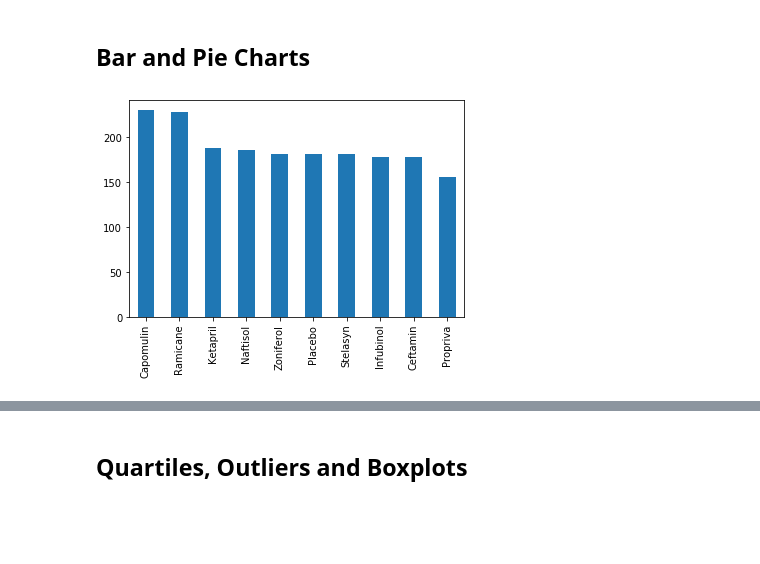
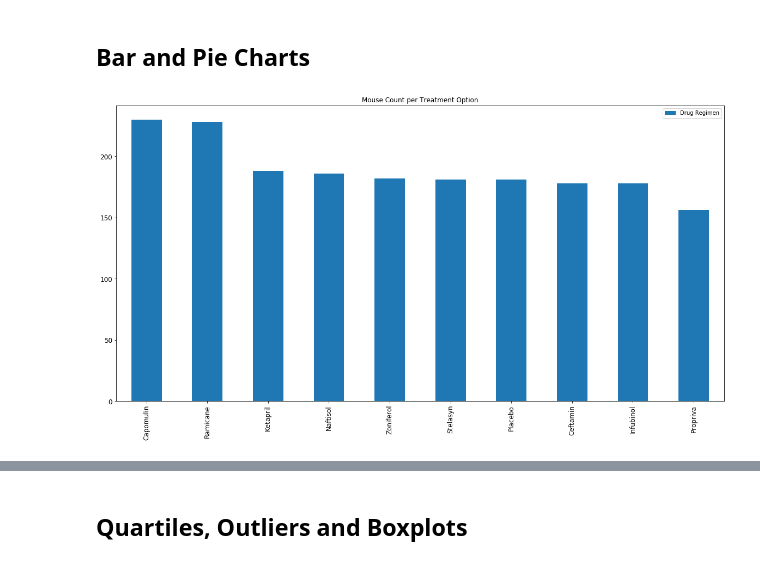
Before and after one commit to kvereda/Matplotlib-challenge, a Jupyter notebook: pymaceuticals_starter.ipynb, the cells around one changed output, grey strips where cells are left out. Drawn from its saved outputs; the diff is of its cells as text; code cells hidden in the pictures; blank space fills up the shorter version.

Commit message:
add plot matplotlib

```diff
--- a/pymaceuticals_starter.ipynb
+++ b/pymaceuticals_starter.ipynb
@@ -243,7 +243,8 @@ Drug_Regimen_Stats
 # %%
 # Generate a bar plot showing the total number of mice for each treatment throughout the course of the study using pandas.
 mouse_count_per_drug = new_combined_mice_df["Drug Regimen"].value_counts()
-mouse_count_per_drug.plot(kind= "bar")
+mouse_count_per_drug.plot(kind= "bar",title ="Mouse Count per Treatment Option",
+                                                 figsize=(20,10), legend=True, fontsize=12)
 plt.show()
 # %% [output]
-[figure, old version]
+[figure, new version]
```
Also changed, not shown: parts of 2 cells of this notebook.
